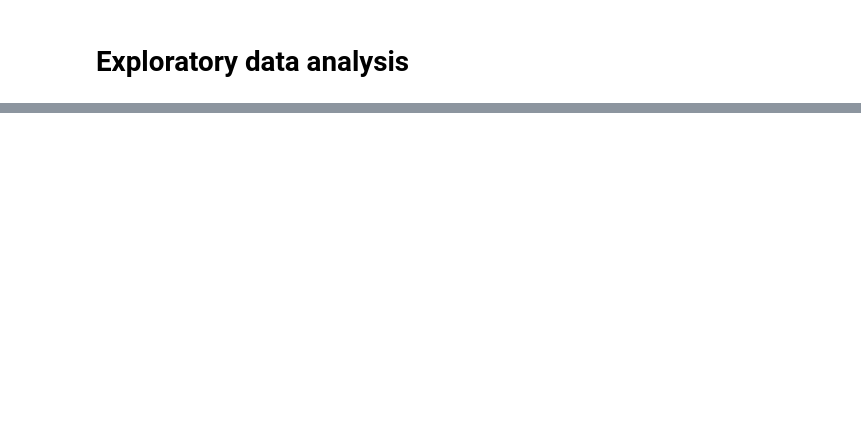
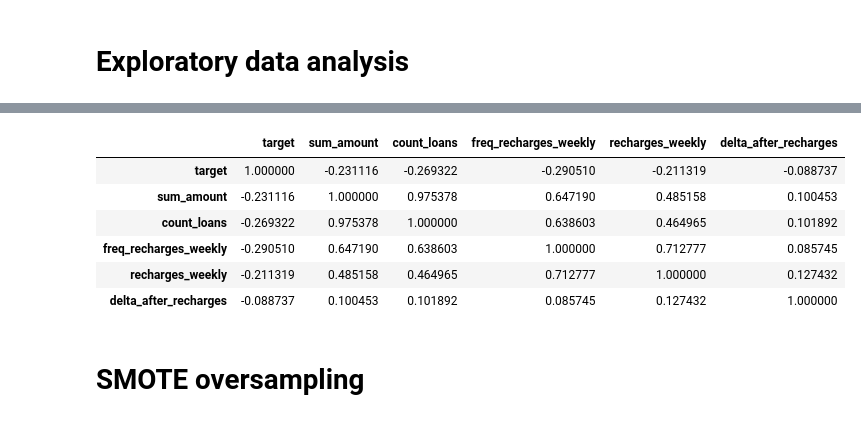
Before and after one commit to ennioferreirab/forecast_classification_test, a Jupyter notebook: 0_load_data.ipynb, the cells around one changed output, grey strips where cells are left out. Cells and saved outputs as stored; diff of their text form; code cells hidden in the pictures; blank space fills up the shorter version.

```diff
--- a/0_load_data.ipynb
+++ b/0_load_data.ipynb
@@ -109,0 +416,12 @@ Name: amount, dtype: float64
+# %%
+train_df.corr()
+# %% [output]
+|  | target | sum_amount | count_loans | freq_recharges_weekly | recharges_weekly | delta_after_recharges |
+| target | 1.000000 | -0.231116 | -0.269322 | -0.290510 | -0.211319 | -0.088737 |
+| sum_amount | -0.231116 | 1.000000 | 0.975378 | 0.647190 | 0.485158 | 0.100453 |
+| count_loans | -0.269322 | 0.975378 | 1.000000 | 0.638603 | 0.464965 | 0.101892 |
+| freq_recharges_weekly | -0.290510 | 0.647190 | 0.638603 | 1.000000 | 0.712777 | 0.085745 |
+| recharges_weekly | -0.211319 | 0.485158 | 0.464965 | 0.712777 | 1.000000 | 0.127432 |
+| delta_after_recharges | -0.088737 | 0.100453 | 0.101892 | 0.085745 | 0.127432 | 1.000000 |
+# %% [markdown]
+# SMOTE oversampling
```
Also changed, not shown: parts of 28 cells of this notebook.
